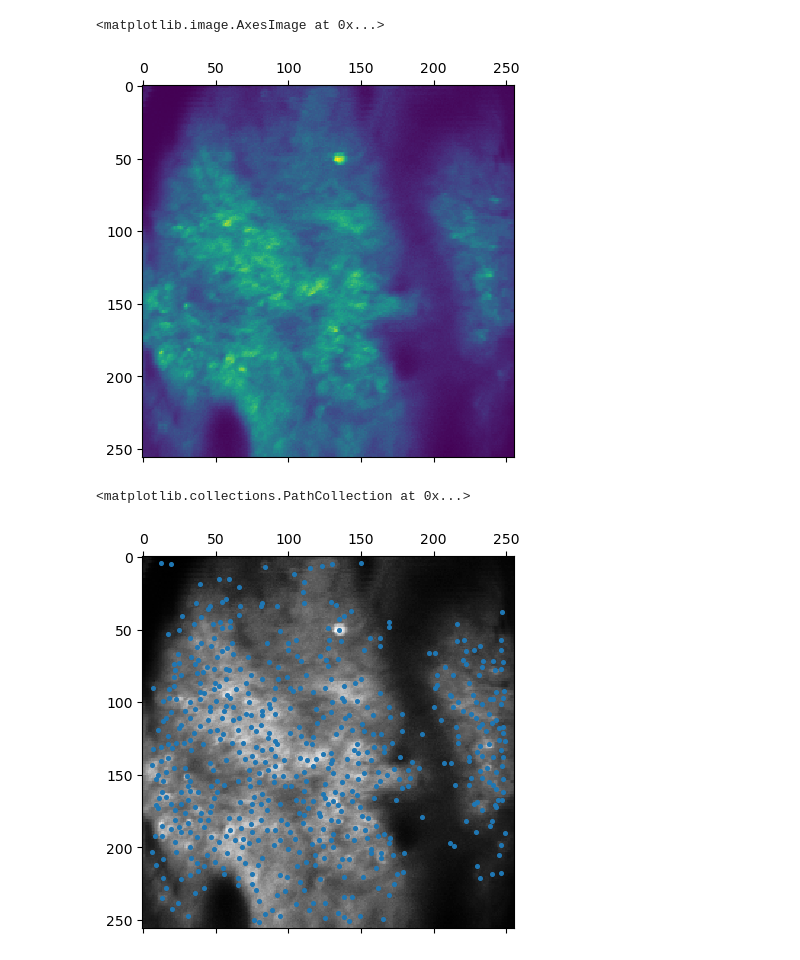
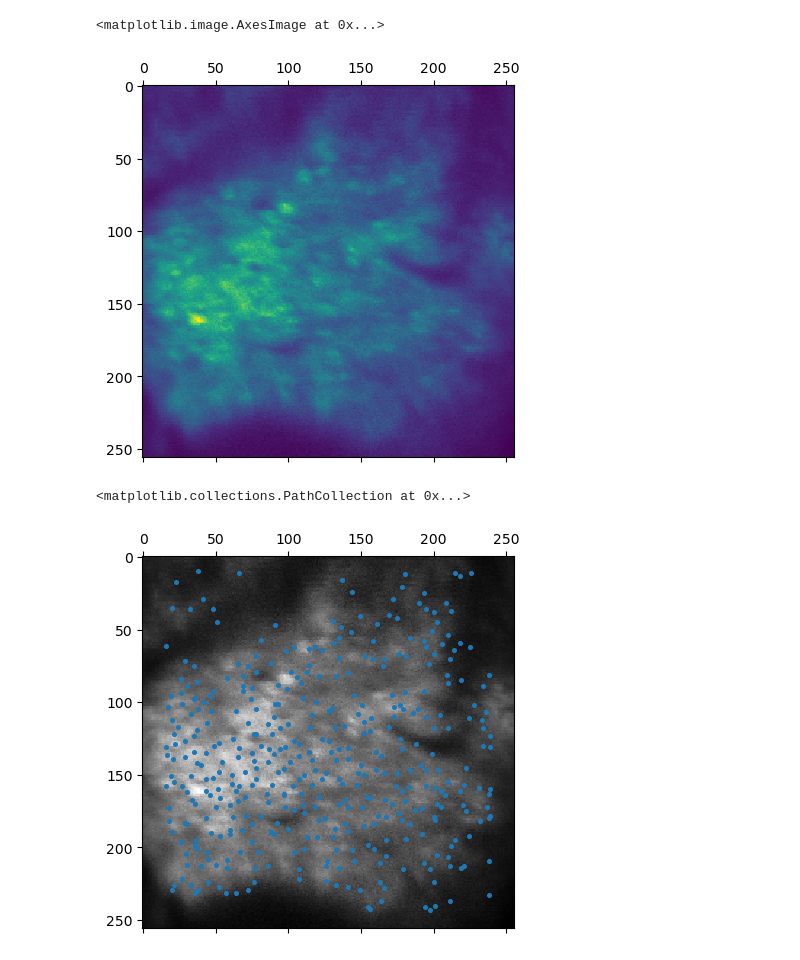
Before and after one commit to draeloslab/AdaptiveLatents, a Jupyter notebook: workspace/zong22.ipynb, the cells around one changed output. Drawn from its saved outputs; the diff is of its cells as text; code cells hidden in the pictures.

```diff
--- a/workspace/zong22.ipynb
+++ b/workspace/zong22.ipynb
@@ -60 +9,3 @@ print(neural_data.t[-1])
+# %%
+d  = datasets.Zong22Dataset(2)
 # %%
@@ -65,33 +16,30 @@ plt.title("F");
 # %%
 planes = []
 for i in range(1000):
-    img.seek(i)
-    planes.append(np.array(img))
+    d.raw_images.seek(i)
+    planes.append(np.array(d.raw_images))
 # %%
 plt.matshow(np.mean(planes, axis=0))
 # %% [output]
 <matplotlib.image.AxesImage at 0x...>
-[figure, old version]
+[figure, new version]
 # %%
-
-stat = np.load(base/'suite2p'/'plane0'/'stat.npy', allow_pickle=True)
-ops = np.load(base/'suite2p'/'plane0'/'ops.npy', allow_pickle=True).item()
 
 im = np.mean(planes, axis=0)
 # im = np.zeros((ops['Ly'], ops['Lx']))
 
 # for n in range(0,ncells):
 #     ypix = stat[n]['ypix'][~stat[n]['overlap']]
 #     xpix = stat[n]['xpix'][~stat[n]['overlap']]
 #     im[ypix,xpix] = 0
 
 
 plt.matshow(-im, cmap='Grays')
-xs, ys = list(zip(*[cell['med'] for cell in stat]))
+xs, ys = list(zip(*[cell['med'] for cell in d.stat]))
 
 plt.scatter(ys,xs, s=7)
 # plt.colorbar()
 # %% [output]
 <matplotlib.collections.PathCollection at 0x...>
-[figure, old version]
+[figure, new version]
 # %%
```
Also changed, not shown: parts of 7 cells of this notebook, 5 other files.
